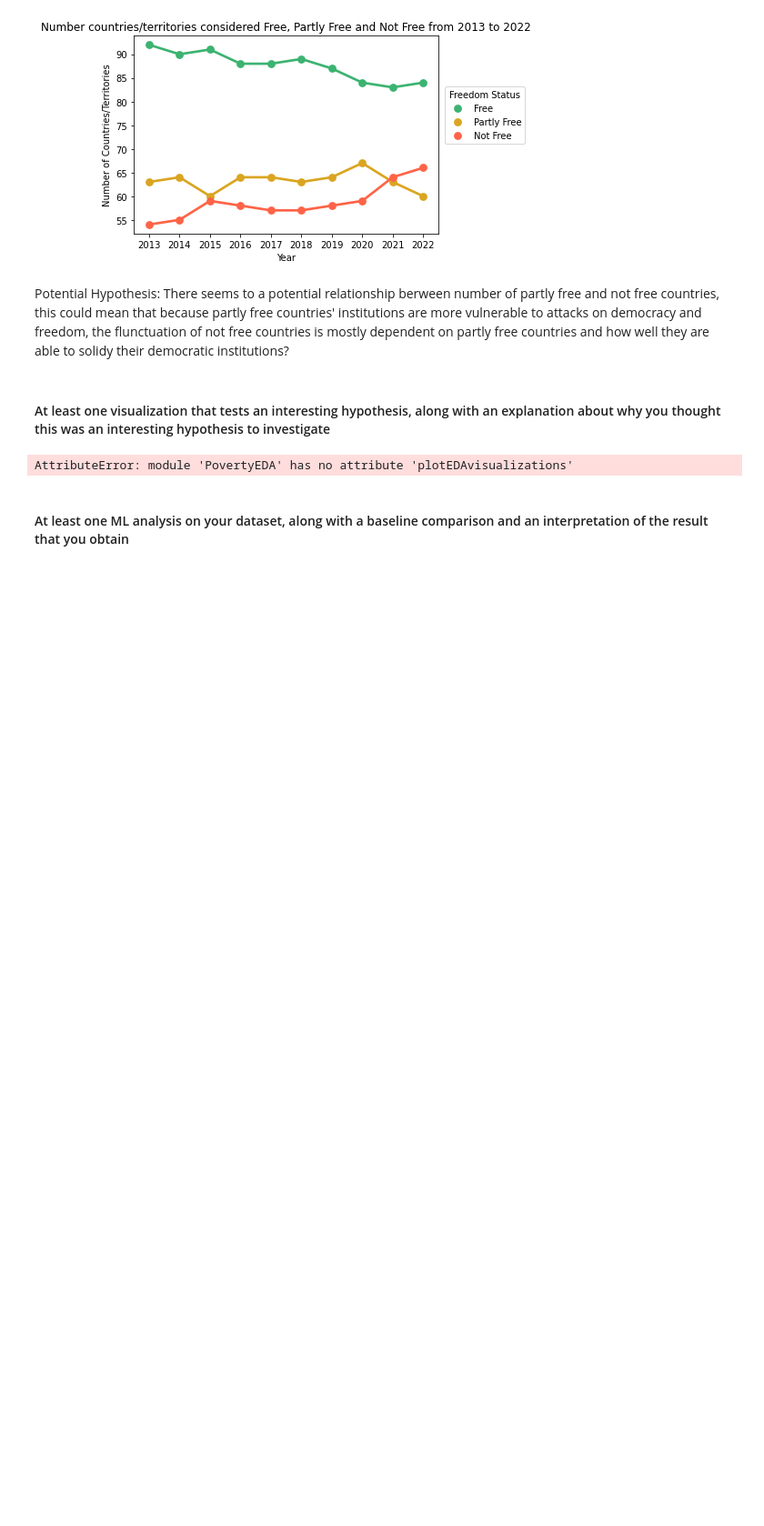
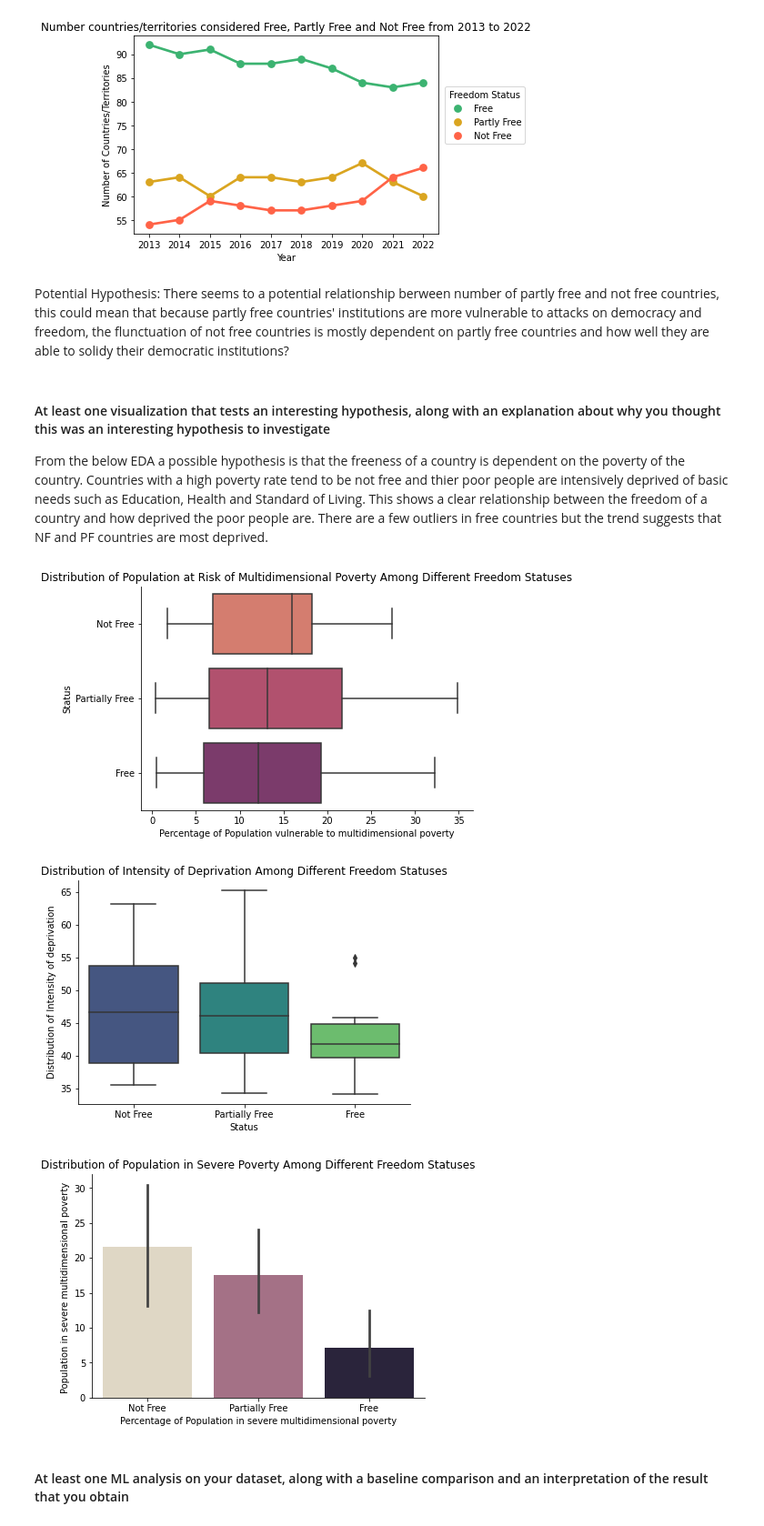
Before and after one commit to uic-cs418/cs418-spring22-eda-llc, a Jupyter notebook: ProgressReport.ipynb, the cells around one changed output. Shown at 91% size. Saved outputs shown, nothing was run; the diff lists cells and outputs as text; code cells hidden in the pictures; blank space fills up the shorter version.

```diff
--- a/ProgressReport.ipynb
+++ b/ProgressReport.ipynb
@@ -77,11 +77,15 @@ Potential Hypothesis:
 There seems to a potential relationship berween number of partly free and not free countries, this could mean that because partly free countries' institutions are more vulnerable to attacks on democracy and freedom, the flunctuation of not free countries is mostly dependent on partly free countries and how well they are able to solidy their democratic institutions?
 # %% [markdown]
 #### At least one visualization that tests an interesting hypothesis, along with an explanation about why you thought this was an interesting hypothesis to investigate
+
+From the below EDA a possible hypothesis is that the freeness of a country is dependent on the poverty of the country. Countries with a high poverty rate tend to be not free and thier poor people are intensively deprived of basic needs such as Education, Health and Standard of Living. This shows a clear relationship between the freedom of a country and how deprived the poor people are. There are a few outliers in free countries but the trend suggests that NF and PF countries are most deprived.
 # %%
 import PovertyEDA as pe
-PovertyEDA.plotEDAvisualizations()
+pe.plotEDAvisualizations()
 # %% [output]
-AttributeError: module 'PovertyEDA' has no attribute 'plotEDAvisualizations'
+[figure, added]
+[figure, added]
+[figure, added]
 # %% [markdown]
 #### At least one ML analysis on your dataset, along with a baseline comparison and an interpretation of the result that you obtain
 # %% [markdown]
```
Also changed, not shown: parts of 1 cell of this notebook.
